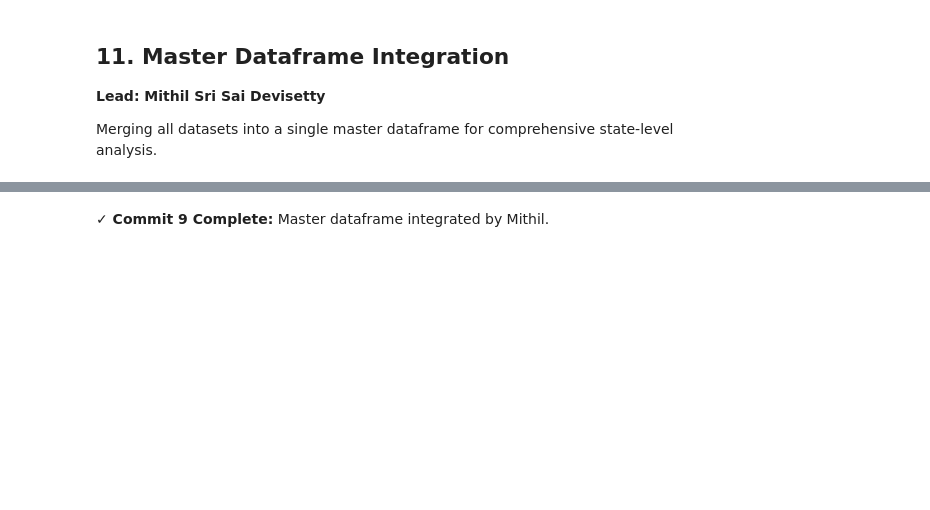
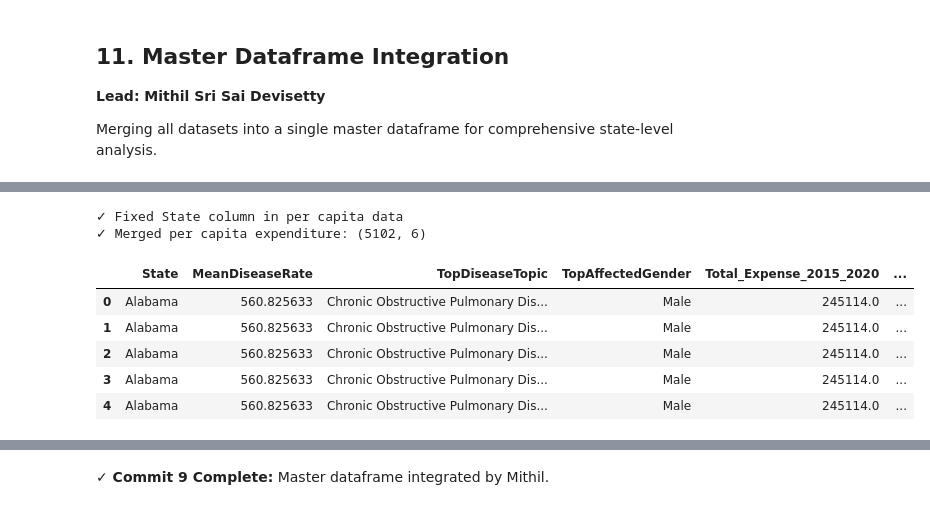
Before and after one commit to tejkiranyenugunti-spec/Group-8--CMPE-255-Data-Mining-Project-, a Jupyter notebook: notebooks/Team8_ChronicDisease_Analysis.ipynb, the cells around one changed output, grey strips where cells are left out. Cells and saved outputs as stored; diff of their text form; code cells hidden in the pictures; blank space fills up the shorter version.

```diff
--- a/notebooks/Team8_ChronicDisease_Analysis.ipynb
+++ b/notebooks/Team8_ChronicDisease_Analysis.ipynb
@@ -537,13 +919,44 @@ df_master.head()
-# %%
-# Merge per capita expenditure
-if 'Total_PerCapita_2015_2020' in df_percapita.columns:
-    df_percap_merge = df_percapita[['State', 'Total_PerCapita_2015_2020']].copy()
-    df_master = df_master.merge(df_percap_merge, on='State', how='left')
-    print(f"✓ Merged per capita expenditure: {df_master.shape}")
-else:
-    print("⚠ Per capita total column not found")
-
-df_master.head()
+# %%
+# Merge per capita expenditure
+
+# Fix State column in df_percapita if needed
+if 'State' not in df_percapita.columns:
+    if 'State_Name' in df_percapita.columns:
+        df_percapita = df_percapita.rename(columns={'State_Name': 'State'})
+    elif 'Location' in df_percapita.columns:
+        df_percapita = df_percapita.rename(columns={'Location': 'State'})
+    elif 'LocationDesc' in df_percapita.columns:
+        df_percapita = df_percapita.rename(columns={'LocationDesc': 'State'})
+    print(f"✓ Fixed State column in per capita data")
+
+# Check if Total_PerCapita column exists, if not calculate it
+if 'Total_PerCapita_2015_2020' not in df_percapita.columns:
+    year_cols = ['Y2015', 'Y2016', 'Y2017', 'Y2018', 'Y2019', 'Y2020']
+    available_years = [col for col in year_cols if col in df_percapita.columns]
+
+    if available_years:
+        for col in available_years:
+            df_percapita[col] = pd.to_numeric(df_percapita[col], errors='coerce')
+        df_percapita['Total_PerCapita_2015_2020'] = df_percapita[available_years].sum(axis=1)
+        print(f"✓ Calculated per capita total from years: {available_years}")
+
+if 'Total_PerCapita_2015_2020' in df_percapita.columns and 'State' in df_percapita.columns:
+    df_percap_merge = df_percapita[['State', 'Total_PerCapita_2015_2020']].copy()
+    df_master = df_master.merge(df_percap_merge, on='State', how='left')
+    print(f"✓ Merged per capita expenditure: {df_master.shape}")
+else:
+    print(f"⚠ Per capita total column not found")
+
+df_master.head()
+# %% [output]
+✓ Fixed State column in per capita data
+✓ Merged per capita expenditure: (5102, 6)
+|  | State | MeanDiseaseRate | TopDiseaseTopic | TopAffectedGender | Total_Expense_2015_2020 | ... |
+| 0 | Alabama | 560.825633 | Chronic Obstructive Pulmonary Dis... | Male | 245114.0 | ... |
+| 1 | Alabama | 560.825633 | Chronic Obstructive Pulmonary Dis... | Male | 245114.0 | ... |
+| 2 | Alabama | 560.825633 | Chronic Obstructive Pulmonary Dis... | Male | 245114.0 | ... |
+| 3 | Alabama | 560.825633 | Chronic Obstructive Pulmonary Dis... | Male | 245114.0 | ... |
+| 4 | Alabama | 560.825633 | Chronic Obstructive Pulmonary Dis... | Male | 245114.0 | ... |
 # %%
 # Merge physicians data
 # Need to identify total physicians column
```
Also changed, not shown: parts of 85 cells of this notebook.
